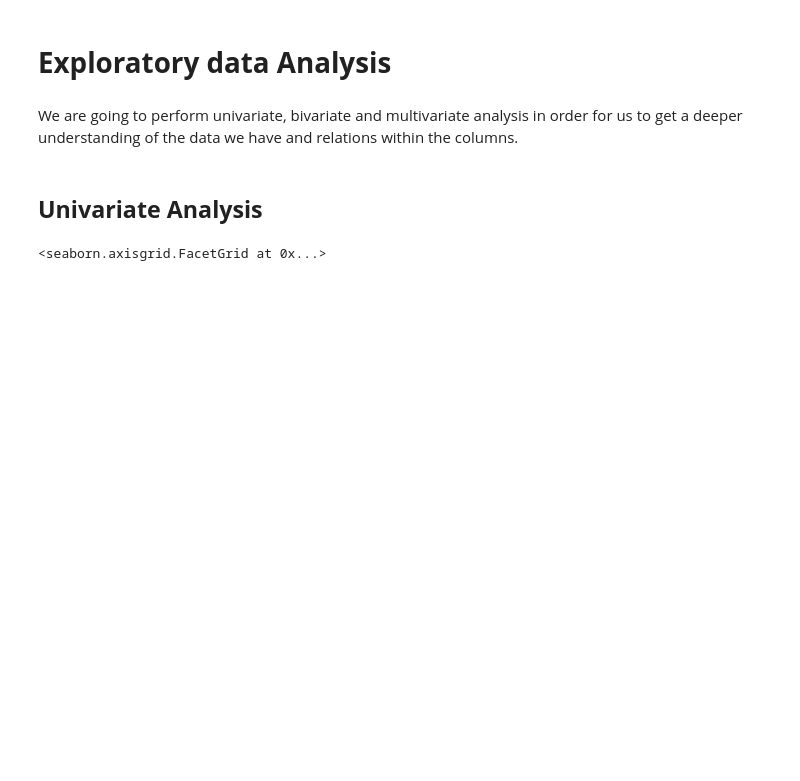
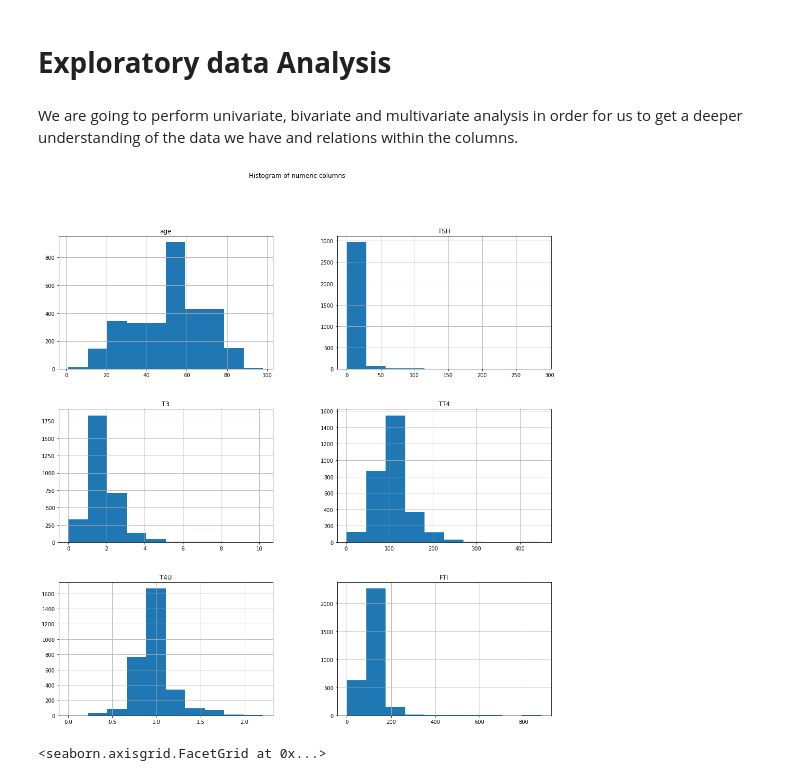
Before and after one commit to Mumo-vicky/Hypothyroid-Disease-Prediction, a Jupyter notebook: Hypothyroid_Prediction.ipynb, the cells around one changed output. Drawn from its saved outputs; the diff is of its cells as text; code cells hidden in the pictures; blank space fills up the shorter version.

```diff
--- a/Hypothyroid_Prediction.ipynb
+++ b/Hypothyroid_Prediction.ipynb
@@ -303,6 +305,11 @@ Our dataset is now clean and we can proceed to the analysis.
 # **Exploratory data Analysis**
 # %% [markdown]
 We are going to perform univariate, bivariate and multivariate analysis in order for us to get a deeper understanding of the data we have and relations within the columns.
-# %% [markdown]
-## **Univariate Analysis**
+# %%
+#Plotting the variables on histograms to view their distributions.
+data.hist(bins=10, figsize=(17,17))
+plt.suptitle("Histogram of numeric columns")
+plt.show()
+# %% [output]
+[figure, added]
 # %%
```
Also changed, not shown: parts of 38 cells of this notebook.
